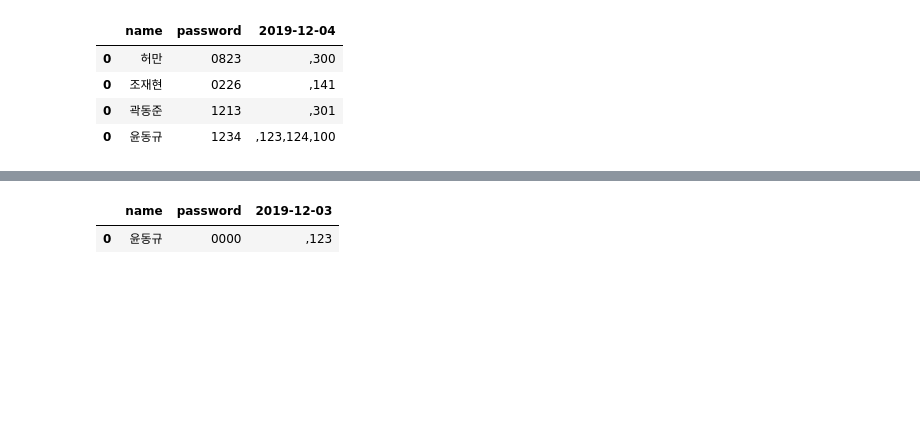
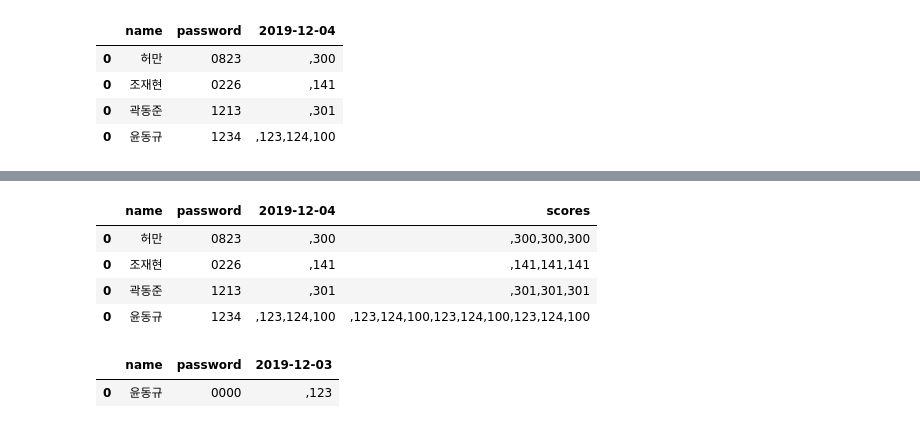
Before and after one commit to yundk7/Bowling_Team_Heroku, a Jupyter notebook: pet_pals/Untitled1.ipynb, the cells around one changed output, grey strips where cells are left out. Drawn from its saved outputs; the diff is of its cells as text; code cells hidden in the pictures; blank space fills up the shorter version.

```diff
--- a/pet_pals/Untitled1.ipynb
+++ b/pet_pals/Untitled1.ipynb
@@ -74,0 +87,4 @@ df
+# %%
+df["scores"] = df["scores"].str.split(",")
+# %%
+df["scores"] = df.apply(lambda x: [int(i) for i in x["scores"]],axis=1)
@@ -74,0 +100,3 @@ df
+# %%
+df.sort_index(axis = 1, ascending=False, inplace = True)
+df
@@ -74,0 +110,3 @@ df
+# %%
+df["scores"]=df.sum(axis=1).str[1:]
+df.reset_index
@@ -75,3 +120,12 @@ df
+# %%
+df["scores"] = df.iloc[:,2:5000].sum(axis=1)
+df
+# %% [output]
+|  | name | password | 2019-12-04 | scores |
+| 0 | 허만 | 0823 | ,300 | ,300,300,300 |
+| 0 | 조재현 | 0226 | ,141 | ,141,141,141 |
+| 0 | 곽동준 | 1213 | ,301 | ,301,301,301 |
+| 0 | 윤동규 | 1234 | ,123,124,100 | ,123,124,100,123,124,100,123,124,100 |
 # %%
 ind = pd.read_sql("윤동규",con)
 ind
```
Also changed, not shown: parts of 6 cells of this notebook, 1 other file.
